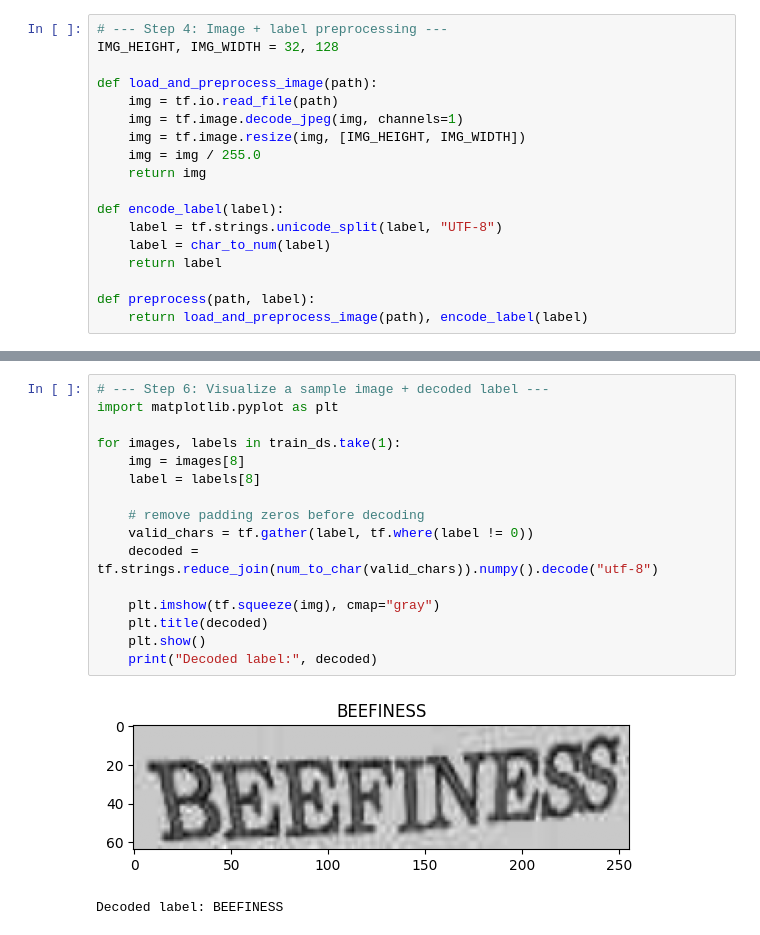
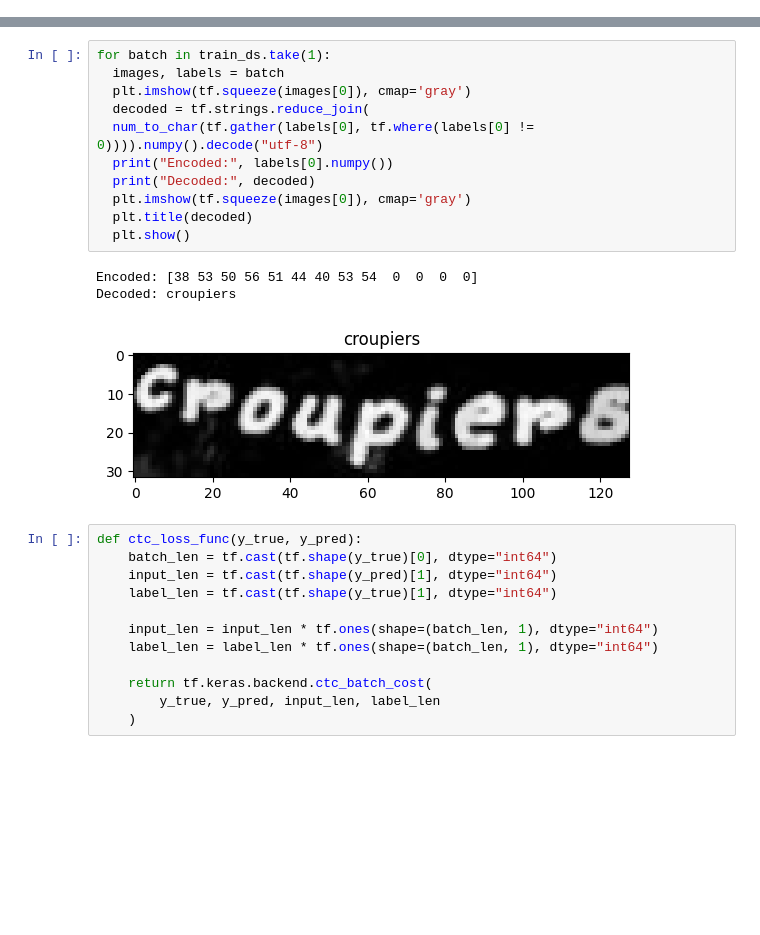
Before and after one commit to saquib9790/proj2_hci, a Jupyter notebook: main.ipynb, the cells around one changed output, grey strips where cells are left out. Drawn from its saved outputs; the diff is of its cells as text; blank space fills up the shorter version.

```diff
--- a/main.ipynb
+++ b/main.ipynb
@@ -73,18 +78,0 @@ num_to_char = StringLookup(vocabulary=unique_chars, mask_token=None, num_oov_ind
-# %%
-# --- Step 4: Image + label preprocessing ---
-IMG_HEIGHT, IMG_WIDTH = 32, 128
-
-def load_and_preprocess_image(path):
-    img = tf.io.read_file(path)
-    img = tf.image.decode_jpeg(img, channels=1)
-    img = tf.image.resize(img, [IMG_HEIGHT, IMG_WIDTH])
-    img = img / 255.0
-    return img
-
-def encode_label(label):
-    label = tf.strings.unicode_split(label, "UTF-8")
-    label = char_to_num(label)
-    return label
-
-def preprocess(path, label):
-    return load_and_preprocess_image(path), encode_label(label)
@@ -135,20 +151,28 @@ test_ds = (
 # %%
-# --- Step 6: Visualize a sample image + decoded label ---
-import matplotlib.pyplot as plt
-
-for images, labels in train_ds.take(1):
-    img = images[8]
-    label = labels[8]
-
-    # remove padding zeros before decoding
-    valid_chars = tf.gather(label, tf.where(label != 0))
-    decoded = tf.strings.reduce_join(num_to_char(valid_chars)).numpy().decode("utf-8")
-
-    plt.imshow(tf.squeeze(img), cmap="gray")
-    plt.title(decoded)
-    plt.show()
-    print("Decoded label:", decoded)
+for batch in train_ds.take(1):
+  images, labels = batch
+  plt.imshow(tf.squeeze(images[0]), cmap='gray')
+  decoded = tf.strings.reduce_join(
+  num_to_char(tf.gather(labels[0], tf.where(labels[0] != 0)))).numpy().decode("utf-8")
+  print("Encoded:", labels[0].numpy())
+  print("Decoded:", decoded)
+  plt.imshow(tf.squeeze(images[0]), cmap='gray')
+  plt.title(decoded)
+  plt.show()
 # %% [output]
+Encoded: [38 53 50 56 51 44 40 53 54  0  0  0  0]
+Decoded: croupiers
-[figure, old version]
+[figure, new version]
-Decoded label: BEEFINESS
+# %%
+def ctc_loss_func(y_true, y_pred):
+    batch_len = tf.cast(tf.shape(y_true)[0], dtype="int64")
+    input_len = tf.cast(tf.shape(y_pred)[1], dtype="int64")
+    label_len = tf.cast(tf.shape(y_true)[1], dtype="int64")
+
+    input_len = input_len * tf.ones(shape=(batch_len, 1), dtype="int64")
+    label_len = label_len * tf.ones(shape=(batch_len, 1), dtype="int64")
+
+    return tf.keras.backend.ctc_batch_cost(
+        y_true, y_pred, input_len, label_len
+    )
 # %%
```
Also changed, not shown: parts of 15 cells of this notebook.
